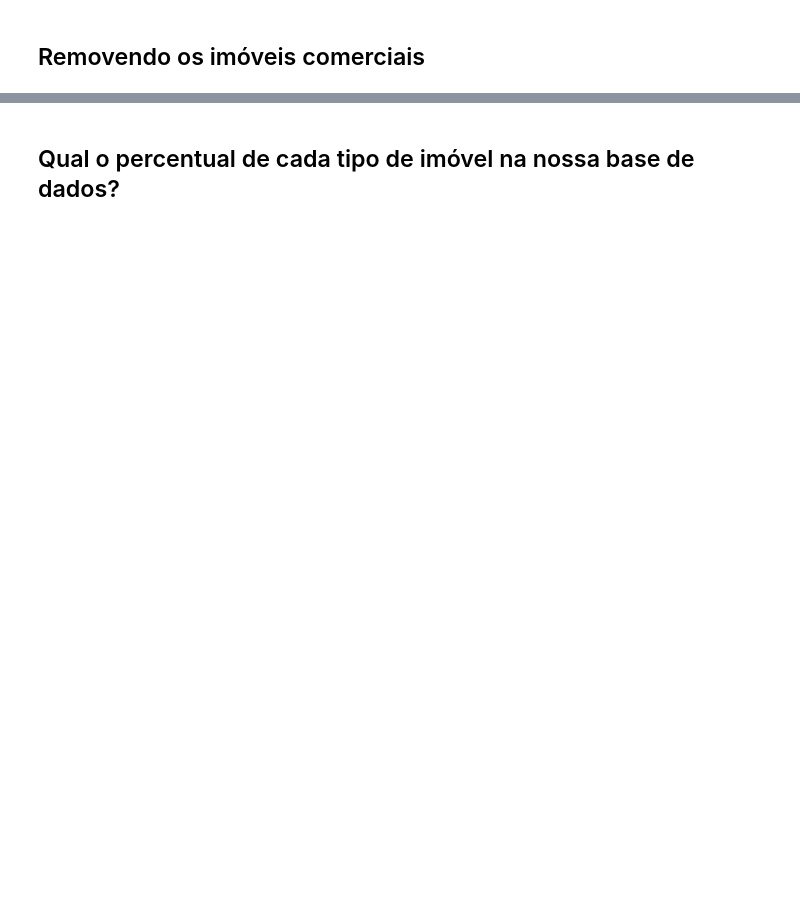
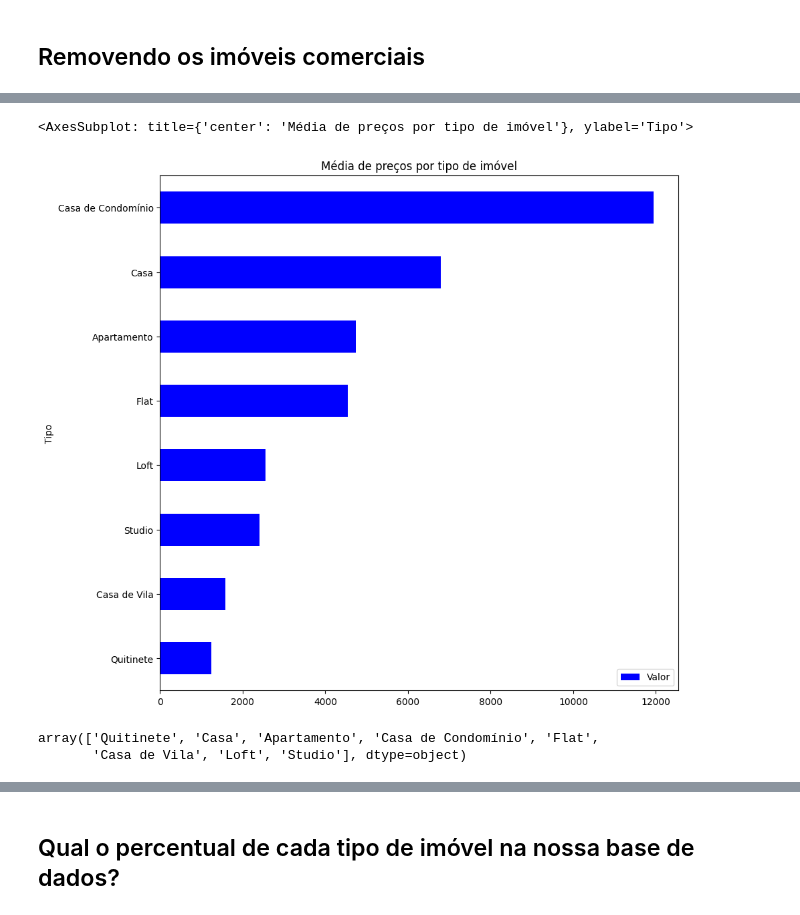
Before and after one commit to LuizWinsig/pandas-conhecendo-a-biblioteca, a Jupyter notebook: aula-1/projeto_imobiliaria_aula_1.ipynb, the cells around one changed output, grey strips where cells are left out. Drawn from its saved outputs; the diff is of its cells as text; code cells hidden in the pictures; blank space fills up the shorter version.

```diff
--- a/aula-1/projeto_imobiliaria_aula_1.ipynb
+++ b/aula-1/projeto_imobiliaria_aula_1.ipynb
@@ -153,0 +266,4 @@ dados[['Quartos', 'Valor']]
+# %%
+df=dados.query('@imoveis_comerciais not in Tipo')
+df.head()
+df['Tipo'].unique()
@@ -153,0 +273,3 @@ dados[['Quartos', 'Valor']]
+# %%
+mediaportipo=df.groupby('Tipo')[['Valor']].mean(numeric_only=True).sort_values('Valor')
+mediaportipo
@@ -153,0 +287,10 @@ dados[['Quartos', 'Valor']]
+# %%
+mediaportipo.plot(kind='barh', figsize=(10, 10), title='Média de preços por tipo de imóvel',color='blue')
+# %% [output]
+<AxesSubplot: title={'center': 'Média de preços por tipo de imóvel'}, ylabel='Tipo'>
+[figure, added]
+# %%
+df.Tipo.unique()
+# %% [output]
+array(['Quitinete', 'Casa', 'Apartamento', 'Casa de Condomínio', 'Flat',
+       'Casa de Vila', 'Loft', 'Studio'], dtype=object)
```
Also changed, not shown: parts of 42 cells of this notebook, 2 other files.
